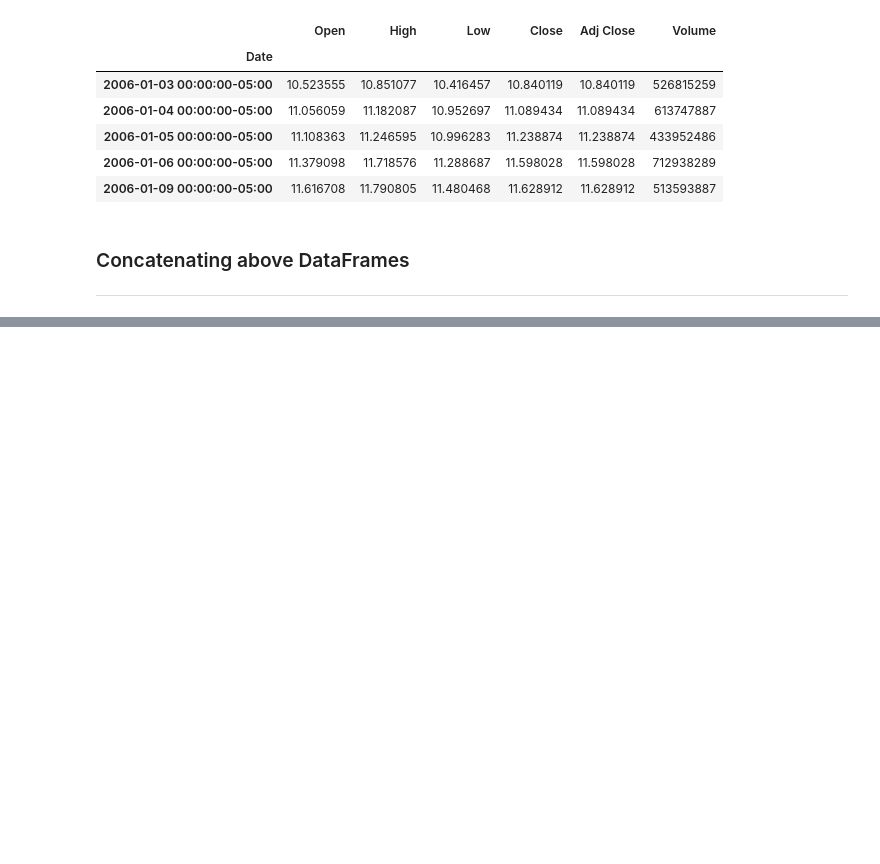
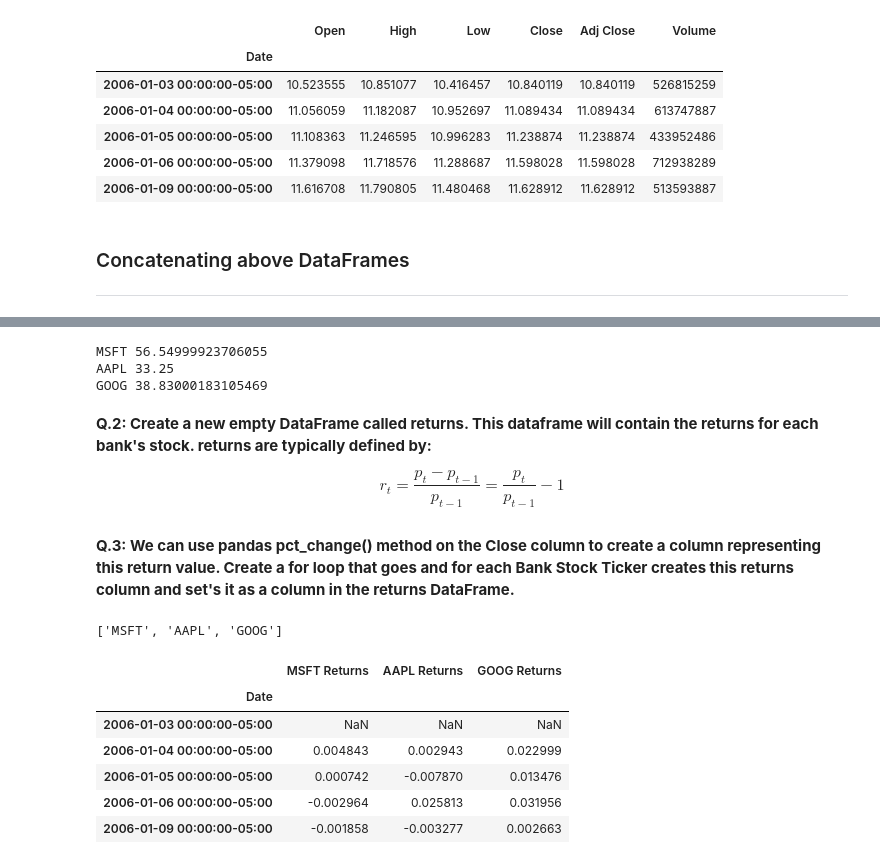
Before and after one commit to aamirmohiuddin38/Python---Data-Analysis, a Jupyter notebook: EDA Projects/Finance Data Project.ipynb, the cells around one changed output, grey strips where cells are left out. Drawn from its saved outputs; the diff is of its cells as text; code cells hidden in the pictures; blank space fills up the shorter version.

Commit message:
new Returns dataframe and pct_change() method

```diff
--- a/EDA Projects/Finance Data Project.ipynb
+++ b/EDA Projects/Finance Data Project.ipynb
@@ -184,0 +195,36 @@ tech_stocks.head()
+# %%
+#second method
+#tech_stocks['MSFT']['Close'].max()
+
+for tick in tickers:
+    print(tick, tech_stocks[tick]['Close'].max())
+# %% [output]
+MSFT 56.54999923706055
+AAPL 33.25
+GOOG 38.83000183105469
+# %% [markdown]
+**Q.2: Create a new empty DataFrame called returns. This dataframe will contain the returns for each bank's stock. returns are typically defined by:**
+
+$$r_t = \frac{p_t - p_{t-1}}{p_{t-1}} = \frac{p_t}{p_{t-1}} - 1$$
+# %%
+returns = pd.DataFrame()
+# %% [markdown]
+**Q.3: We can use pandas pct_change() method on the Close column to create a column representing this return value. Create a for loop that goes and for each Bank Stock Ticker creates this returns column and set's it as a column in the returns DataFrame.**
+# %%
+tickers
+# %% [output]
+['MSFT', 'AAPL', 'GOOG']
+# %%
+for tick in tickers:
+    returns[tick + ' Returns'] = tech_stocks[tick]['Close'].pct_change()
+# %%
+returns.head()
+#returns.drop(['MSFTReturns', 'AAPLReturns', 'GOOGReturns'], axis=1 , inplace=True)
+# %% [output]
+|  | MSFT Returns | AAPL Returns | GOOG Returns |
+| Date |  |  |  |
+| 2006-01-03 00:00:00-05:00 | NaN | NaN | NaN |
+| 2006-01-04 00:00:00-05:00 | 0.004843 | 0.002943 | 0.022999 |
+| 2006-01-05 00:00:00-05:00 | 0.000742 | -0.007870 | 0.013476 |
+| 2006-01-06 00:00:00-05:00 | -0.002964 | 0.025813 | 0.031956 |
+| 2006-01-09 00:00:00-05:00 | -0.001858 | -0.003277 | 0.002663 |
```
Also changed, not shown: parts of 2 cells of this notebook.
